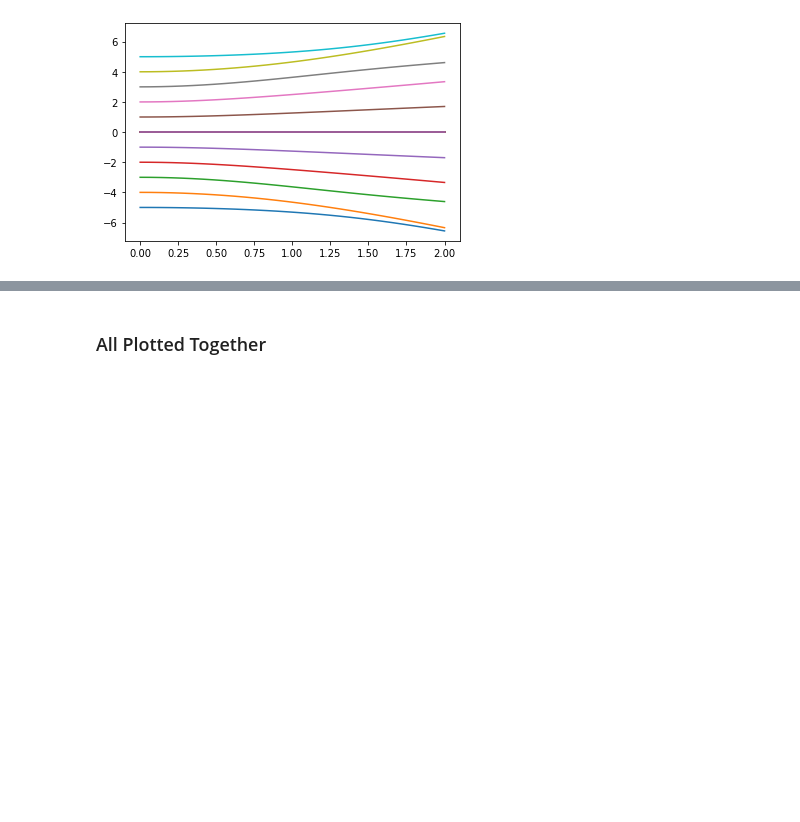
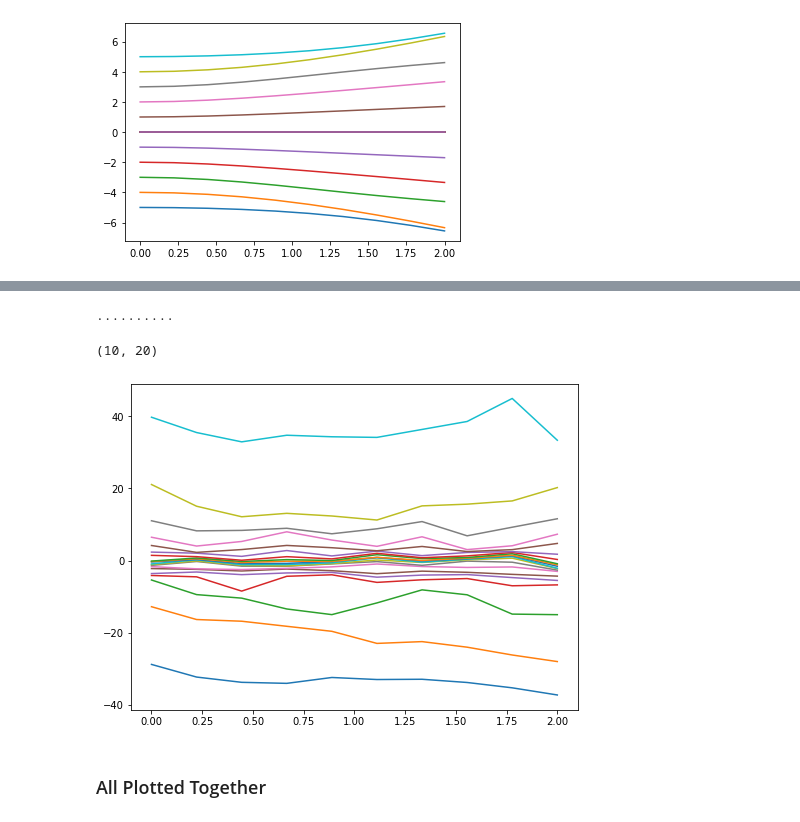
Before and after one commit to cwjsdsu/Qractice, a Jupyter notebook: McBrian/lipkin_model/lipkin.ipynb, the cells around one changed output, grey strips where cells are left out. Saved outputs shown, nothing was run; the diff lists cells and outputs as text; code cells hidden in the pictures; blank space fills up the shorter version.

Commit message:
Generator coordinate circuit still a work in progress

```diff
--- a/McBrian/lipkin_model/lipkin.ipynb
+++ b/McBrian/lipkin_model/lipkin.ipynb
@@ -36,9 +40,9 @@ import generator_coord
 <sub><sup>Equation numbers reference Lipkin Notes uploaded on April 15</sup></sub>
 # %%
 # Calculation parameters
-n_variation = 40  # resolution for variational method
-n_chi = 30        # resolution in chi
-n_shots = 2**12   # number of measurements of quantum circuit
+n_variation = 20  # resolution for variational method
+n_chi = 10        # resolution in chi
+n_shots = 2**11   # number of measurements of quantum circuit
 
 # Lipkin Model parameters
 N = 10
@@ -49,6 +53,7 @@ V = chi*e/float(N-1)
 # Variational parameters
 theta    = np.linspace(0,np.pi,n_variation)
 theta_pari = np.linspace(-np.pi/2, np.pi/2, n_variation) # angles used for good parity
+backend = qk.Aer.get_backend('qasm_simulator')
 # %% [markdown]
 ### Diagonalization
 ****
@@ -206,3 +216,42 @@ plt.show()
+# %%
+theta = np.linspace(0, np.pi, n_variation)
+
+# for results of simulated circuit
+Jz_gc_results = np.zeros((n_variation, n_variation))
+JpJm_gc_results = np.zeros((n_variation, n_variation))
+h = np.zeros((n_chi,n_variation,n_variation))
+inv_root_norm = generator_coord.get_inverse_root_norm(N,theta)
+circuit_gc_result = []
+temp_results = []
+
+for i_chi in range(n_chi):
+    for i_theta in range(n_variation):
+        for j_theta in range(n_variation):
+            Jz_gc_results[i_theta,j_theta] = generator_coord.Jz_circuit(theta[i_theta],theta[j_theta],n_shots,backend)
+            JpJm_gc_results[i_theta,j_theta] = generator_coord.JpJm_circuit(theta[i_theta],theta[j_theta],n_shots,backend)
+
+    h[i_chi,:,:] = mean_field.hamiltonian(N,e,V[i_chi],Jz_gc_results,JpJm_gc_results)
+    #h[i_chi,:,:] = lipkin_model.hamiltonian(e,V[i_chi],Jz_gc_results,JpJm_gc_results)
+
+    H = inv_root_norm @ h[i_chi] @ inv_root_norm
+    circuit_gc_result.append(np.linalg.eigvalsh(H))
+    print(".",end='')
+
+circuit_gc_result = np.array(circuit_gc_result).reshape(n_chi,-1)
+# %% [output]
+..........
+# %%
+print(circuit_gc_result.shape)
+plt.figure(figsize=(8,6))
+plt.plot(chi,circuit_gc_result)
+#plt.plot(chi,temp)
+#plt.plot(theta,JpJm_gc_results[:,10])
+#plt.ylim(-8,8)
+plt.savefig("circuit.png")
+plt.show()
+# %% [output]
+(10, 20)
+[figure, added]
 # %% [markdown]
 ### All Plotted Together
 # %%
```
Also changed, not shown: parts of 3 cells of this notebook, 2 other files.
